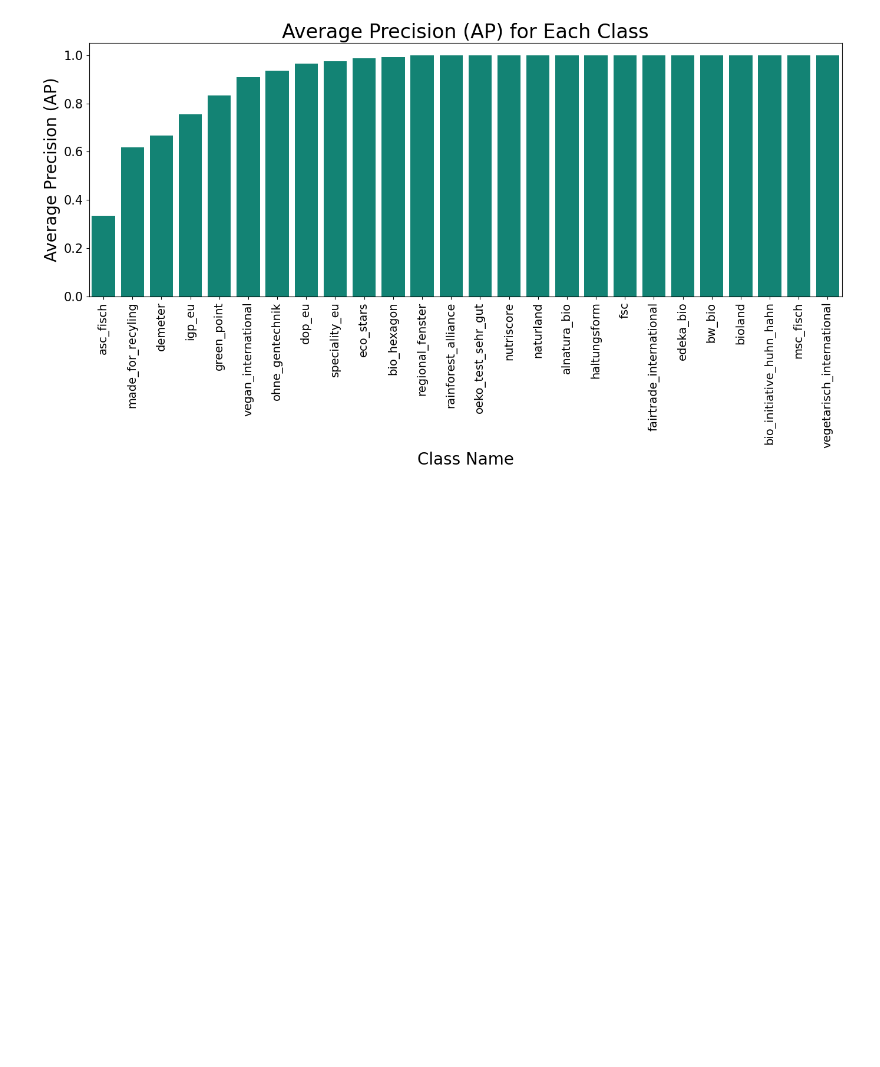
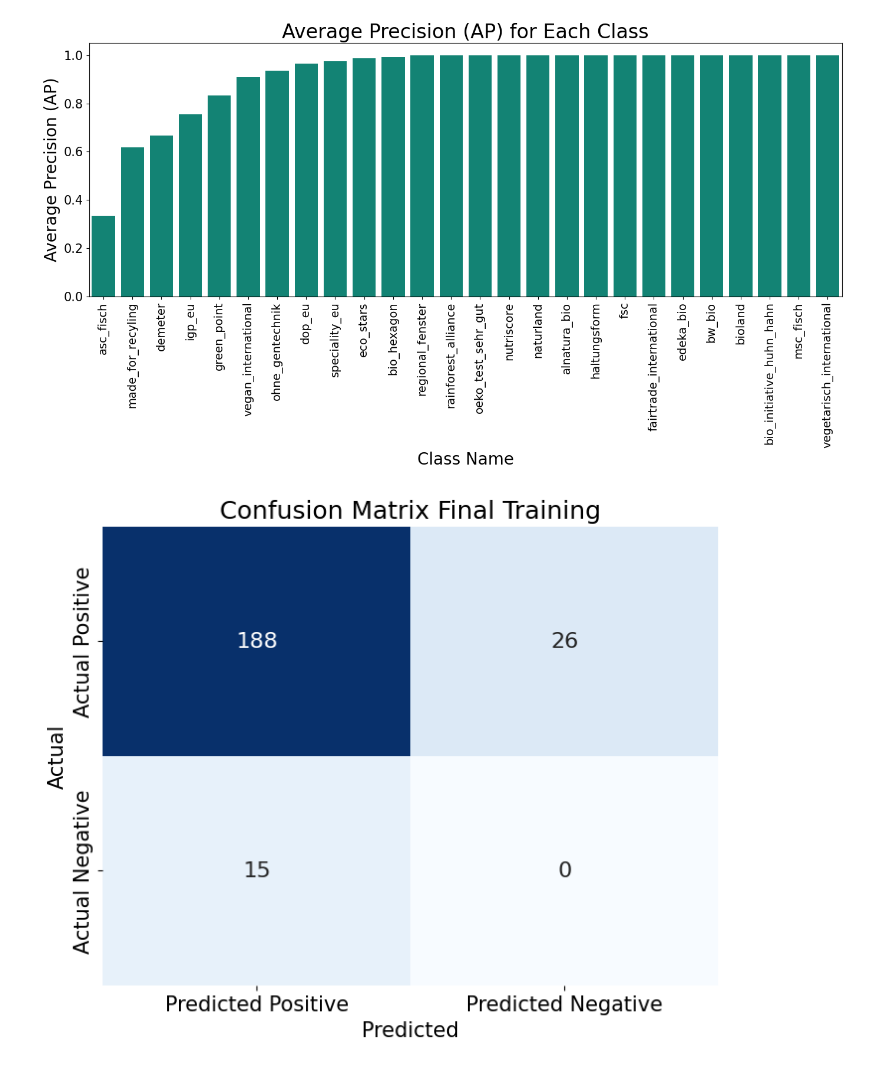
Before and after one commit to Stefan-Horst/FoodLabelGuide, a Jupyter notebook: evaluation_of_performance/results_visualization.ipynb, the cells around one changed output. Drawn from its saved outputs; the diff is of its cells as text; code cells hidden in the pictures; blank space fills up the shorter version.

```diff
--- a/evaluation_of_performance/results_visualization.ipynb
+++ b/evaluation_of_performance/results_visualization.ipynb
@@ -381,3 +378,16 @@ plot_confusion_matrix(df_cm, title='Confusion Matrix Final Training')
 plot_average_precision_new(df_clean.sort_values("ap"), title='Average Precision (AP) for Each Class')
 # %% [output]
 [figure]
+# %%
+# Confusion matrix: final training
+tp = 188
+fp = 26
+fn = 15
+
+# Create confusion matrix
+df_cm = create_confusion_matrix(tp, fp, fn)
+
+# Plot confusion matrix with custom title
+plot_confusion_matrix(df_cm, title='Confusion Matrix Final Training')
+# %% [output]
+[figure, added]
```
Also changed, not shown: parts of 12 cells of this notebook, 9 other files.
